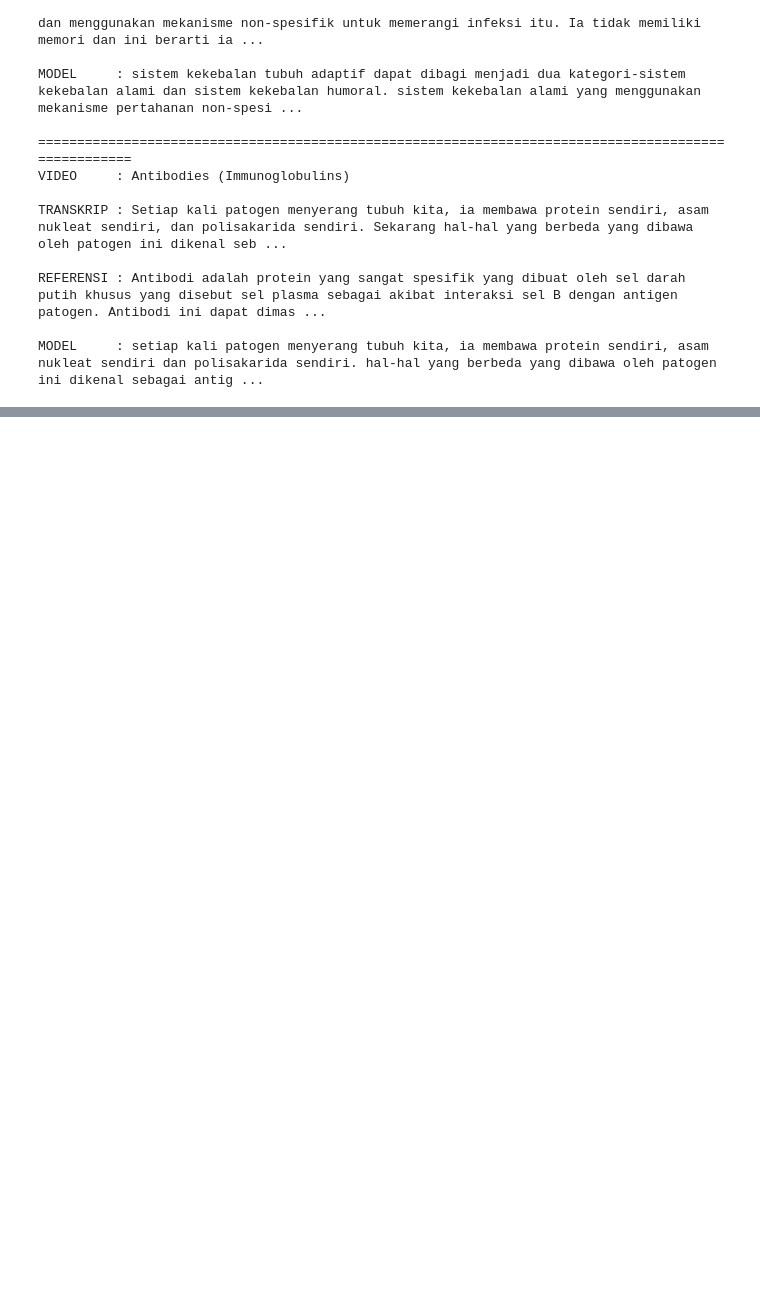
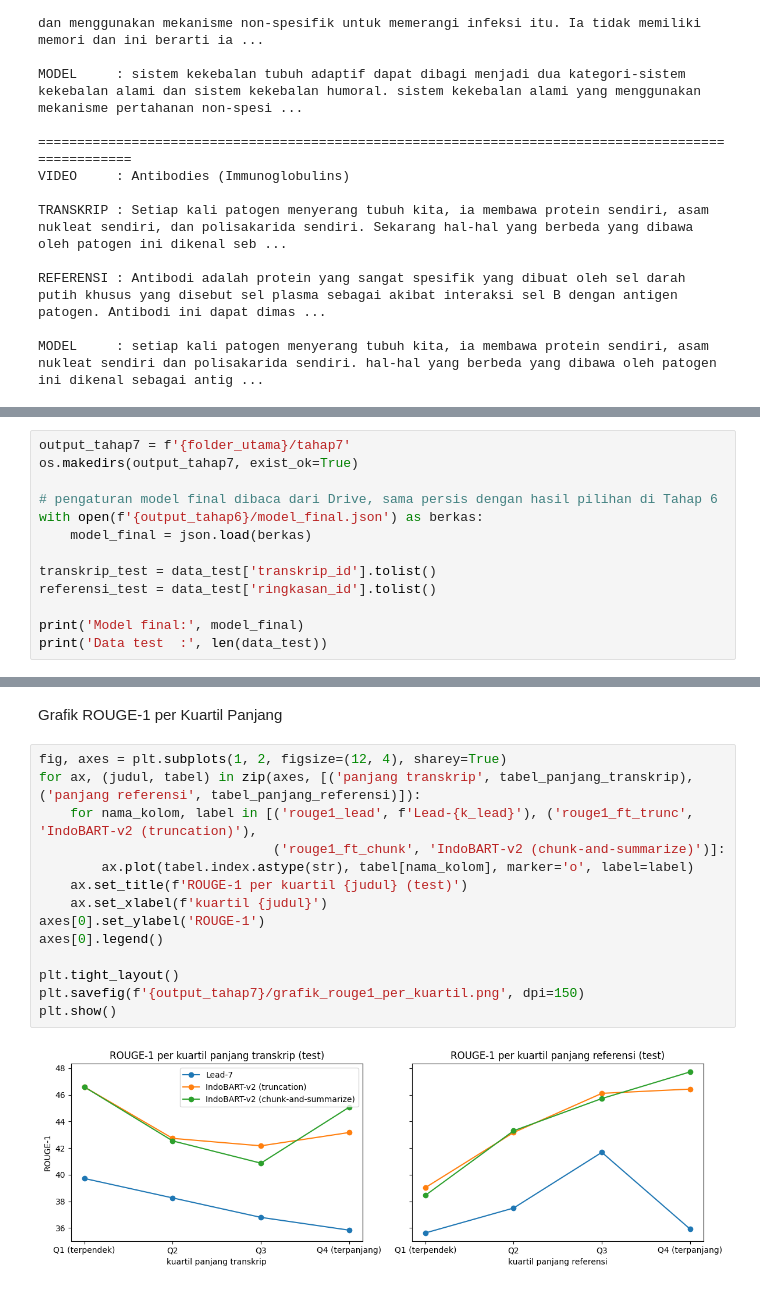
Before and after one commit to IRay3477/Pengembangan-Model-Deep-Learning-dan-Implementasi-API, a Jupyter notebook: Deep_Learning_Peringkasan_Otomatis_Video_Kuliah_Bahasa_Indonesia.ipynb, the cells around one changed output, grey strips where cells are left out. Cells and saved outputs as stored; diff of their text form; blank space fills up the shorter version.

```diff
--- a/Deep_Learning_Peringkasan_Otomatis_Video_Kuliah_Bahasa_Indonesia.ipynb
+++ b/Deep_Learning_Peringkasan_Otomatis_Video_Kuliah_Bahasa_Indonesia.ipynb
@@ -2332,0 +2383,13 @@ MODEL     : setiap kali patogen menyerang tubuh kita, ia membawa protein sendiri
+# %%
+output_tahap7 = f'{folder_utama}/tahap7'
+os.makedirs(output_tahap7, exist_ok=True)
+
+# pengaturan model final dibaca dari Drive, sama persis dengan hasil pilihan di Tahap 6
+with open(f'{output_tahap6}/model_final.json') as berkas:
+    model_final = json.load(berkas)
+
+transkrip_test = data_test['transkrip_id'].tolist()
+referensi_test = data_test['ringkasan_id'].tolist()
+
+print('Model final:', model_final)
+print('Data test  :', len(data_test))
@@ -2332,0 +2638,18 @@ MODEL     : setiap kali patogen menyerang tubuh kita, ia membawa protein sendiri
+# %% [markdown]
+Grafik ROUGE-1 per Kuartil Panjang
+# %%
+fig, axes = plt.subplots(1, 2, figsize=(12, 4), sharey=True)
+for ax, (judul, tabel) in zip(axes, [('panjang transkrip', tabel_panjang_transkrip), ('panjang referensi', tabel_panjang_referensi)]):
+    for nama_kolom, label in [('rouge1_lead', f'Lead-{k_lead}'), ('rouge1_ft_trunc', 'IndoBART-v2 (truncation)'),
+                              ('rouge1_ft_chunk', 'IndoBART-v2 (chunk-and-summarize)')]:
+        ax.plot(tabel.index.astype(str), tabel[nama_kolom], marker='o', label=label)
+    ax.set_title(f'ROUGE-1 per kuartil {judul} (test)')
+    ax.set_xlabel(f'kuartil {judul}')
+axes[0].set_ylabel('ROUGE-1')
+axes[0].legend()
+
+plt.tight_layout()
+plt.savefig(f'{output_tahap7}/grafik_rouge1_per_kuartil.png', dpi=150)
+plt.show()
+# %% [output]
+[figure, added]
```
Also changed, not shown: parts of 26 cells of this notebook.
